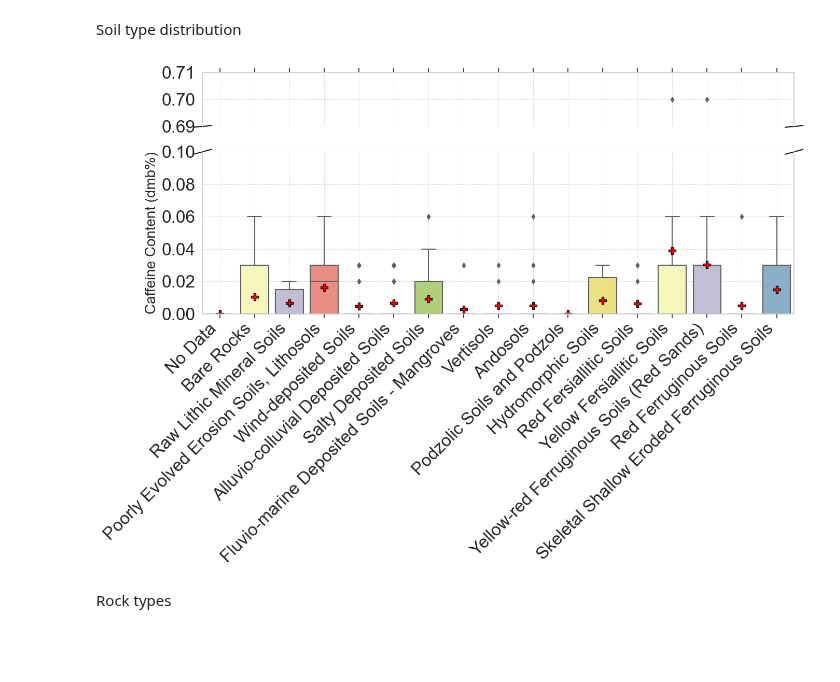
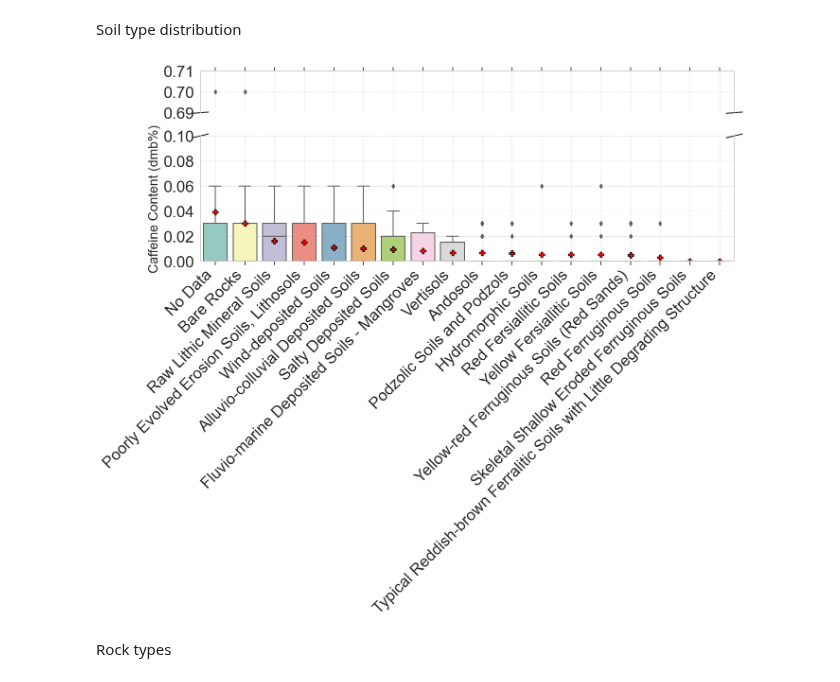
Before and after one commit to tahiri-lab/py_madaclim, a Jupyter notebook: workdir/analysis/bin/interpretation.ipynb, the cells around one changed output. Cells and saved outputs as stored; diff of their text form; code cells hidden in the pictures; blank space fills up the shorter version.

```diff
--- a/workdir/analysis/bin/interpretation.ipynb
+++ b/workdir/analysis/bin/interpretation.ipynb
@@ -14,4 +14,6 @@ df = pd.read_csv(r"..\data\reduced_data.csv")
 
 df = pd.concat([df, coffee_data["caffeine_percent"]], axis=1)
 
-print(df.head())
+df = df.fillna(0)
+
+#print(df)
@@ -76,5 +60,14 @@ print(soi_df)
 # %% [markdown]
 Soil type distribution
+# %%
+# Create a sub DataFrame with the selected columns
+soi_df = df[['env_76_soi', 'caffeine_percent']]
+
+# Drop rows with NaN values
+#soi_df = soi_df.dropna()
+category_means = soi_df.groupby('env_76_soi')['caffeine_percent'].mean()
+sorted_categories = category_means.sort_values(ascending=False).index
+soi_df['env_76_soi'] = pd.Categorical(soi_df['env_76_soi'], categories=sorted_categories, ordered=True)
 # %%
 mapping_dict = {
     '5': 'Alluvio-colluvial Deposited Soils',
@@ -112,14 +105,14 @@ meanprops = {
     'marker': 'P',  # Change the marker to 'o' (circle), 's' (square), etc.
     'markerfacecolor': 'red',  # Change the fill color of the marker
     'markeredgecolor': 'black',  # Change the edge color of the marker
-    'markersize': 10  # Change the size of the marker
+    'markersize': 8  # Change the size of the marker
 }
 
 # Set the plot style
 sns.set(style="whitegrid")
 
 # Create a figure with subplots for the box plot and violin plot (2 subplots per plot)
-fig, axes = plt.subplots(2, 1, sharex=True, figsize=(14, 10),
+fig, axes = plt.subplots(2, 1, sharex=True, figsize=(14, 12),
                          gridspec_kw={'height_ratios': [1, 3]})
 
 # Box plot with broken y-axis
@@ -146,34 +139,34 @@ ax1.xaxis.tick_top()
 ax1.tick_params(labeltop=False)  # Don't put tick labels at the top
 ax2.xaxis.tick_bottom()
 
 # Add diagonal lines to indicate the break in the y-axis
 d = .015  # How big to make the diagonal lines in axes coordinates
 kwargs = dict(transform=ax1.transAxes, color='k', clip_on=False)
 ax1.plot((-d, +d), (-d, +d), **kwargs)  # Top-left diagonal
 ax1.plot((1 - d, 1 + d), (-d, +d), **kwargs)  # Top-right diagonal
 
 kwargs.update(transform=ax2.transAxes)  # Switch to the bottom axes
 ax2.plot((-d, +d), (1 - d, 1 + d), **kwargs)  # Bottom-left diagonal
 ax2.plot((1 - d, 1 + d), (1 - d, 1 + d), **kwargs)  # Bottom-right diagonal
 
 # Set labels and titles for box plot
 ax2.set_xlabel('')
 ax2.set_ylabel('Caffeine Content (dmb%)', fontsize=20)
 ax1.set_ylabel('')  # Remove y-axis label from the top plot
 ax1.set_xlabel('')  # Remove y-axis label from the top plot
 ax1.grid(True, which='both', linestyle='--', linewidth=0.5)
 ax2.grid(True, which='both', linestyle='--', linewidth=0.5)
 
 current_labels = plt.gca().get_xticks()
 new_labels = [mapping_dict.get(str(int(label)), label) for label in current_labels]  # Convert labels to int and then to str for matching
 
 plt.gca().set_xticklabels(new_labels, rotation=45, ha='right')  # Rotate labels 45 degrees and align to the right
 
 
 plt.tight_layout()
 plt.show()
 # %% [output]
-[figure, old version]
+[figure, new version]
 # %% [markdown]
 Rock types
 # %%
```
Also changed, not shown: parts of 11 cells of this notebook, 11 other files.
